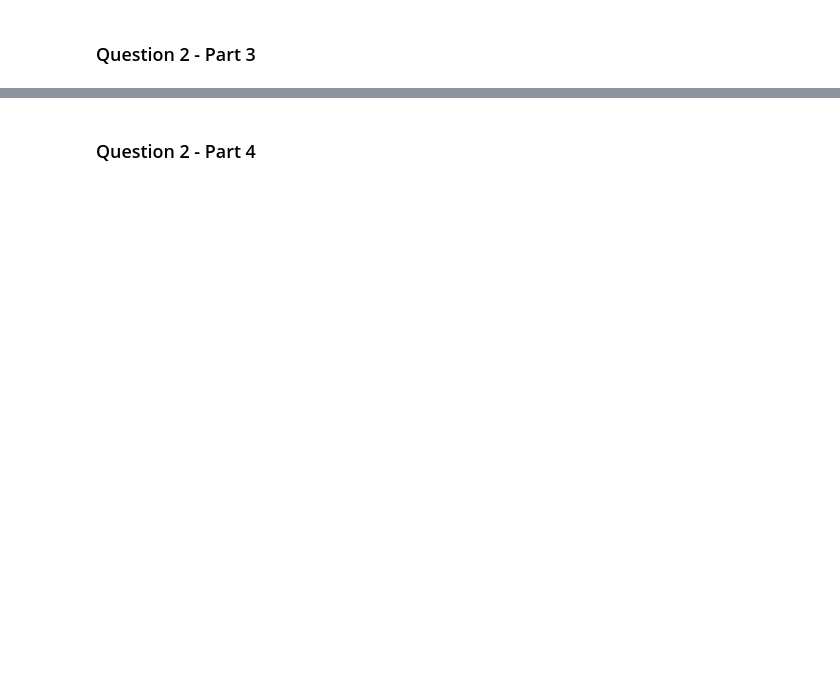
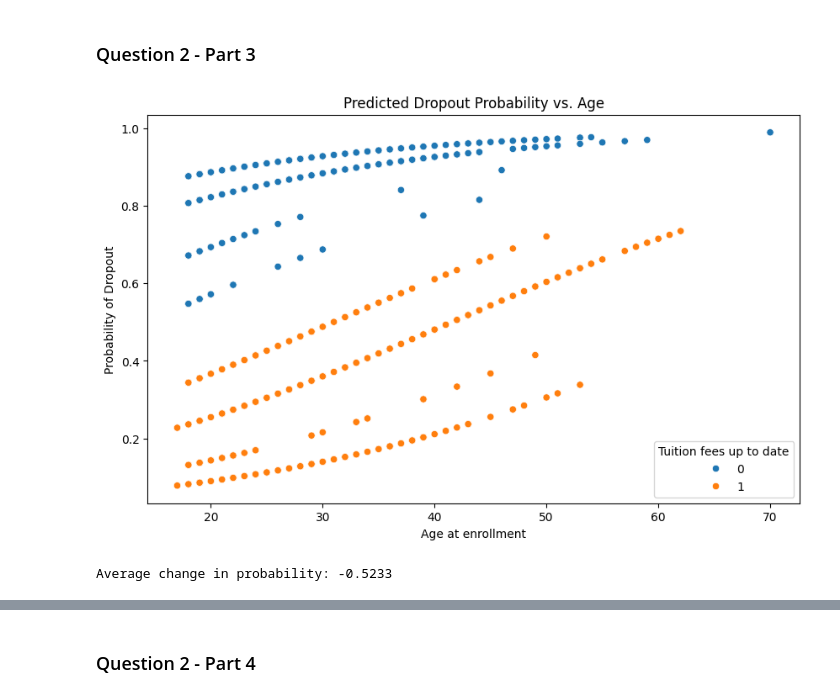
Before and after one commit to thomashooks53/undergrad_ml_assignments, a Jupyter notebook: 05_assignment_glm.ipynb, the cells around one changed output, grey strips where cells are left out. Saved outputs shown, nothing was run; the diff lists cells and outputs as text; code cells hidden in the pictures; blank space fills up the shorter version.

```diff
--- a/05_assignment_glm.ipynb
+++ b/05_assignment_glm.ipynb
@@ -102,0 +142,4 @@ The relevant variables are:
+# %%
+df['Binary_Target'] = df['Target'].apply(lambda x: 1 if x == 'Dropout' else 0)
+
+display(df[['Target', 'Binary_Target']].head(17))
@@ -103,2 +167,15 @@ The relevant variables are:
 # %% [markdown]
 ### Question 2 - Part 2
+# %%
+import pandas as pd
+from sklearn.linear_model import LogisticRegression
+
+
+X = df[['Debtor', 'Tuition fees up to date', 'Scholarship holder', 'Age at enrollment']]
+y = df['Binary_Target']
+
+model = LogisticRegression(penalty=None)
+model.fit(X, y)
+
+results = pd.DataFrame({'Variable': X.columns, 'Coefficient': model.coef_[0]})
+display(results)
@@ -105,2 +191,28 @@ The relevant variables are:
 # %% [markdown]
 ### Question 2 - Part 3
+# %%
+import matplotlib.pyplot as plt
+import seaborn as sns
+
+df['probs'] = model.predict_proba(X)[:, 1]
+
+plt.figure(figsize=(10, 6))
+sns.scatterplot(data=df, x='Age at enrollment', y='probs', hue='Tuition fees up to date')
+plt.title('Predicted Dropout Probability vs. Age')
+plt.ylabel('Probability of Dropout')
+plt.show()
+
+
+X_up_to_date = X.copy()
+X_up_to_date['Tuition fees up to date'] = 1
+probs_paid = model.predict_proba(X_up_to_date)[:, 1]
+
+X_behind = X.copy()
+X_behind['Tuition fees up to date'] = 0
+probs_behind = model.predict_proba(X_behind)[:, 1]
+
+avg_diff = (probs_paid - probs_behind).mean()
+print(f"Average change in probability: {avg_diff:.4f}")
+# %% [output]
+[figure, added]
+Average change in probability: -0.5233
```
Also changed, not shown: parts of 20 cells of this notebook.
